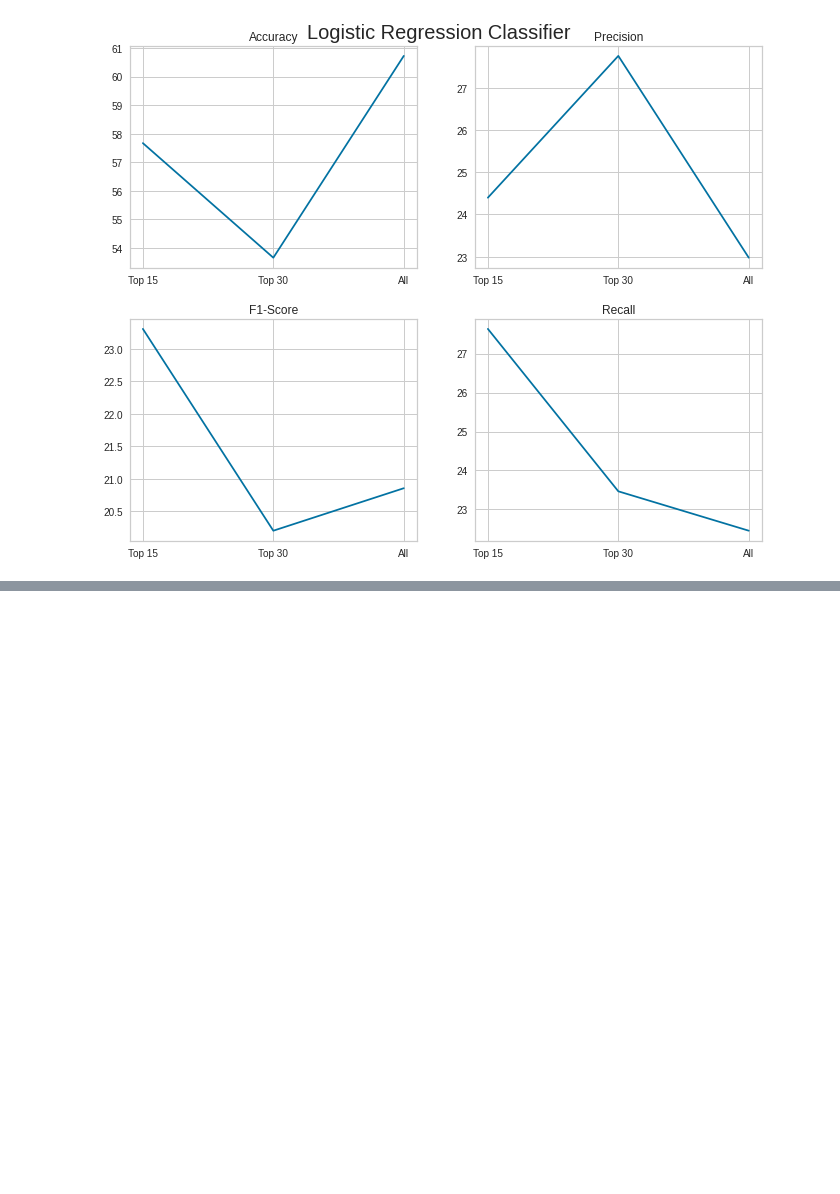
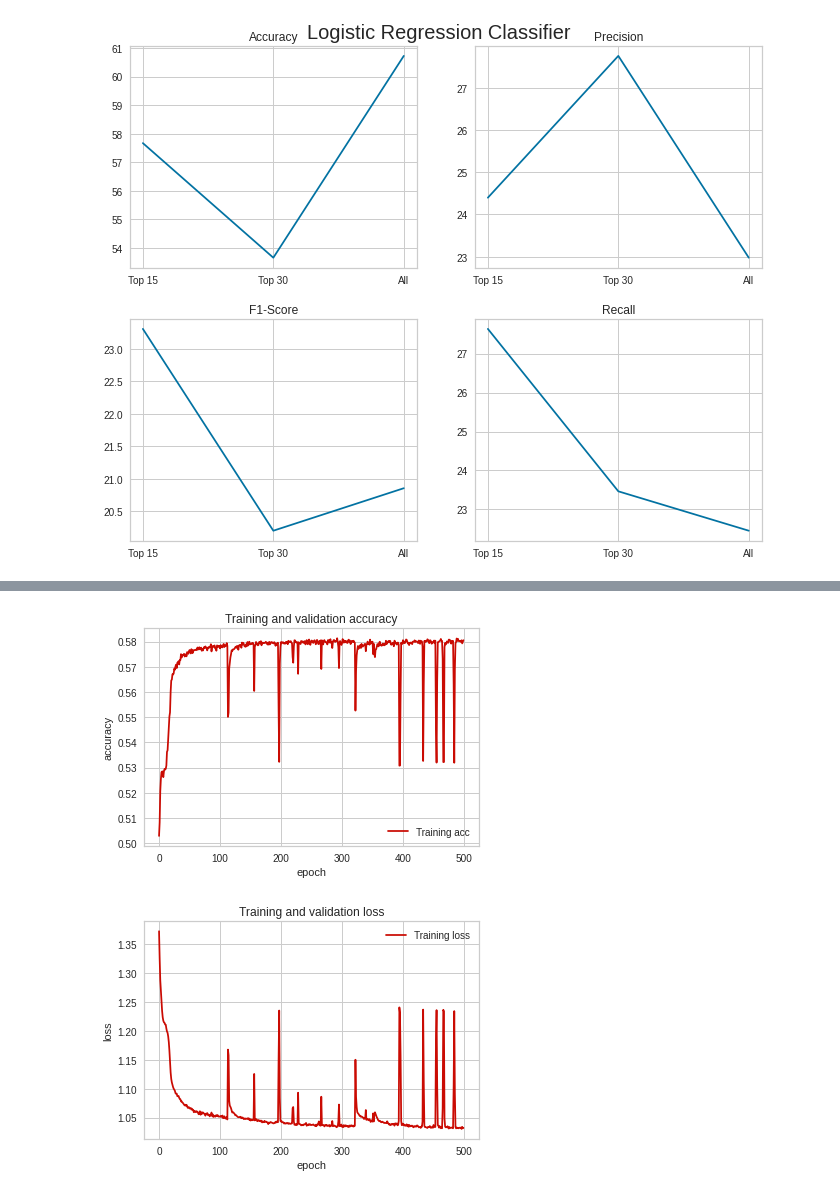
Before and after one commit to ishaak15/UNSW-IDS-Feature-Selection, a Jupyter notebook: Training_and_Testing.ipynb, the cells around one changed output, grey strips where cells are left out. Saved outputs shown, nothing was run; the diff lists cells and outputs as text; code cells hidden in the pictures; blank space fills up the shorter version.

```diff
--- a/Training_and_Testing.ipynb
+++ b/Training_and_Testing.ipynb
@@ -1713,0 +1747,24 @@ plt.show()
+# %%
+#Graphing our training and validation
+acc_NN_20 = historyNN20.history['accuracy']
+#val_accuracy = historyNN10.history['val_accuracy']
+loss_NN_20 = historyNN20.history['loss']
+#val_loss = historyNN10.history['val_loss']
+epochs_NN_20 = range(len(acc_NN_20))
+plt.plot(epochs_NN_20, acc_NN_20, 'r', label='Training acc')
+#plt.plot(epochs, val_accuracy, 'b', label='Validation acc')
+plt.title('Training and validation accuracy')
+plt.ylabel('accuracy')
+plt.xlabel('epoch')
+plt.legend()
+plt.figure()
+plt.plot(epochs_NN_20, loss_NN_20, 'r', label='Training loss')
+#plt.plot(epochs, val_loss, 'b', label='Validation loss')
+plt.title('Training and validation loss')
+plt.ylabel('loss')
+plt.xlabel('epoch')
+plt.legend()
+plt.show()
+# %% [output]
+[figure, added]
+[figure, added]
```
Also changed, not shown: parts of 15 cells of this notebook.
